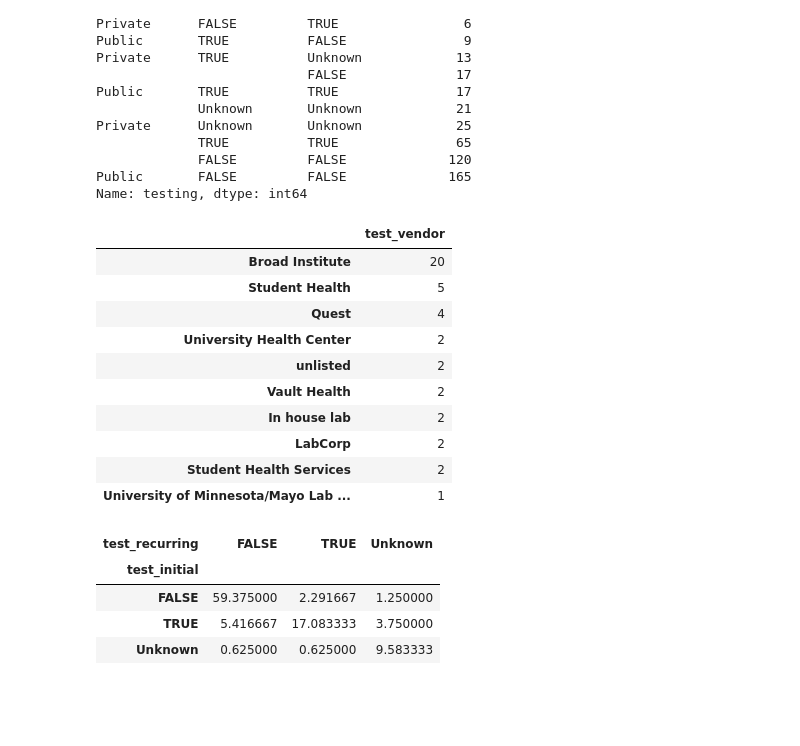
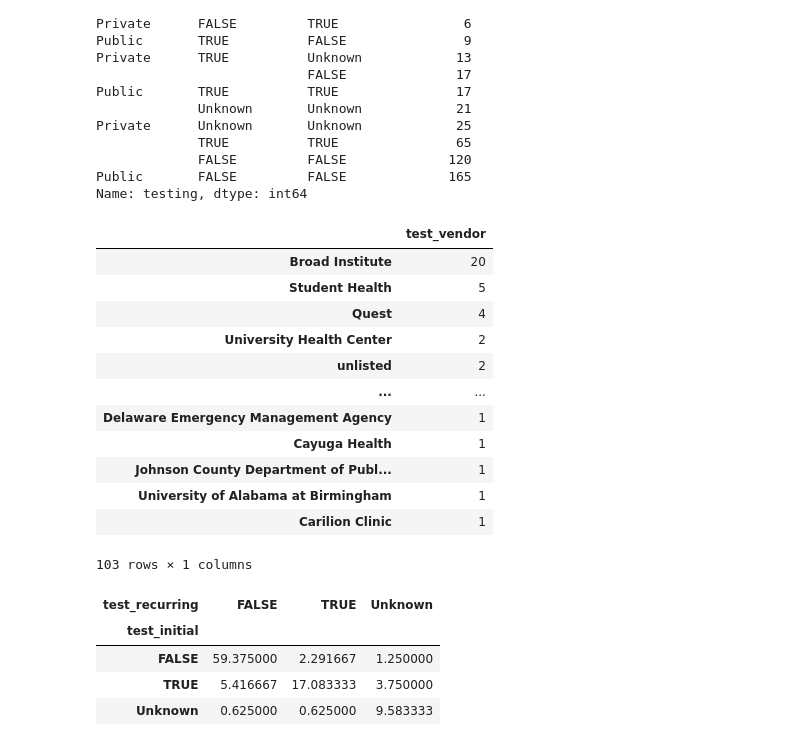
Before and after one commit to pachterlab/BTRBP_2020, a Jupyter notebook: notebooks/basic_stats.ipynb, the cells around one changed output. Saved outputs shown, nothing was run; the diff lists cells and outputs as text; code cells hidden in the pictures; blank space fills up the shorter version.

```diff
--- a/notebooks/basic_stats.ipynb
+++ b/notebooks/basic_stats.ipynb
@@ -72,19 +72,21 @@ Private      Unknown       Unknown            25
 Public       FALSE         FALSE             165
 Name: testing, dtype: int64
 # %%
-pd.DataFrame(df.test_vendor.value_counts()).head(10)
+pd.DataFrame(df.test_vendor.value_counts())
 # %% [output]
 |  | test_vendor |
 | Broad Institute | 20 |
 | Student Health | 5 |
 | Quest | 4 |
 | University Health Center | 2 |
 | unlisted | 2 |
-| Vault Health | 2 |
-| In house lab | 2 |
-| LabCorp | 2 |
-| Student Health Services | 2 |
-| University of Minnesota/Mayo Lab ... | 1 |
+| ... | ... |
+| Delaware Emergency Management Agency | 1 |
+| Cayuga Health | 1 |
+| Johnson County Department of Publ... | 1 |
+| University of Alabama at Birmingham | 1 |
+| Carilion Clinic | 1 |
+103 rows × 1 columns
 # %%
 # confusion matrix, testing initial vs testing recurring
 v = df.groupby(['test_initial', 'test_recurring']).size().unstack(fill_value=0).sort_values(by="FALSE", ascending=False)
```
Also changed, not shown: parts of 16 cells of this notebook.
